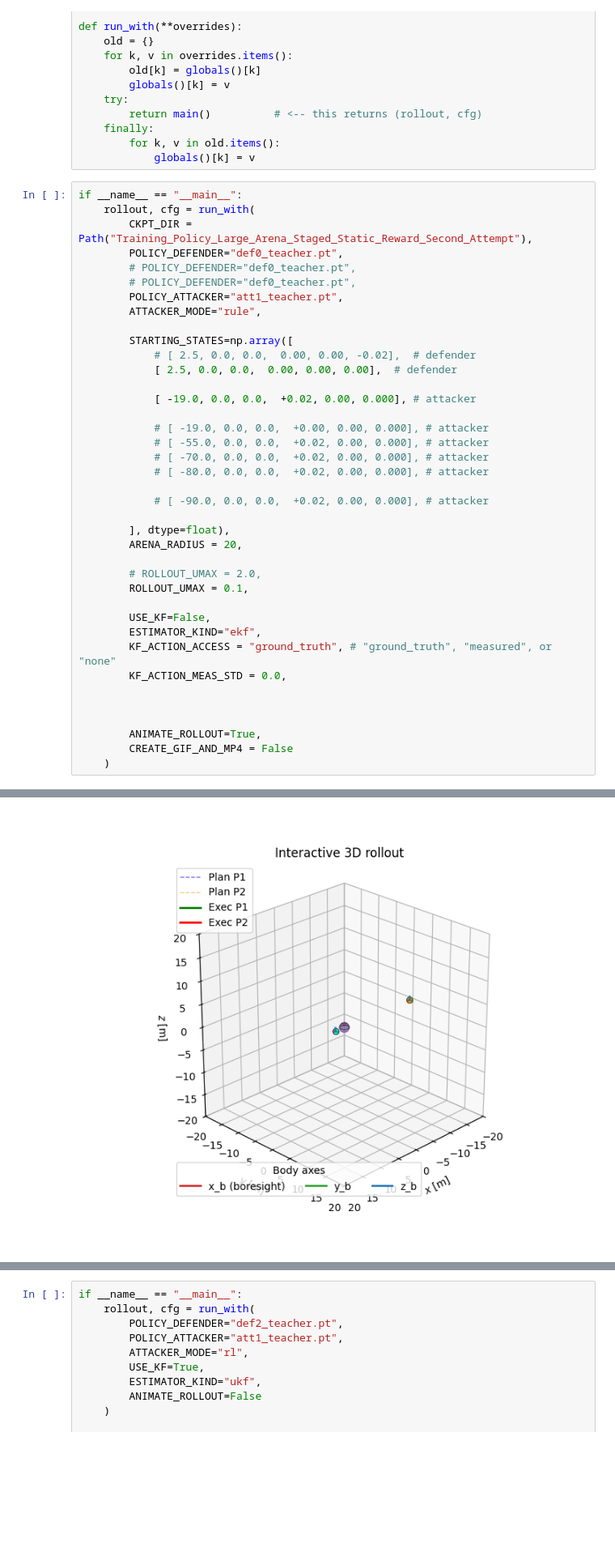
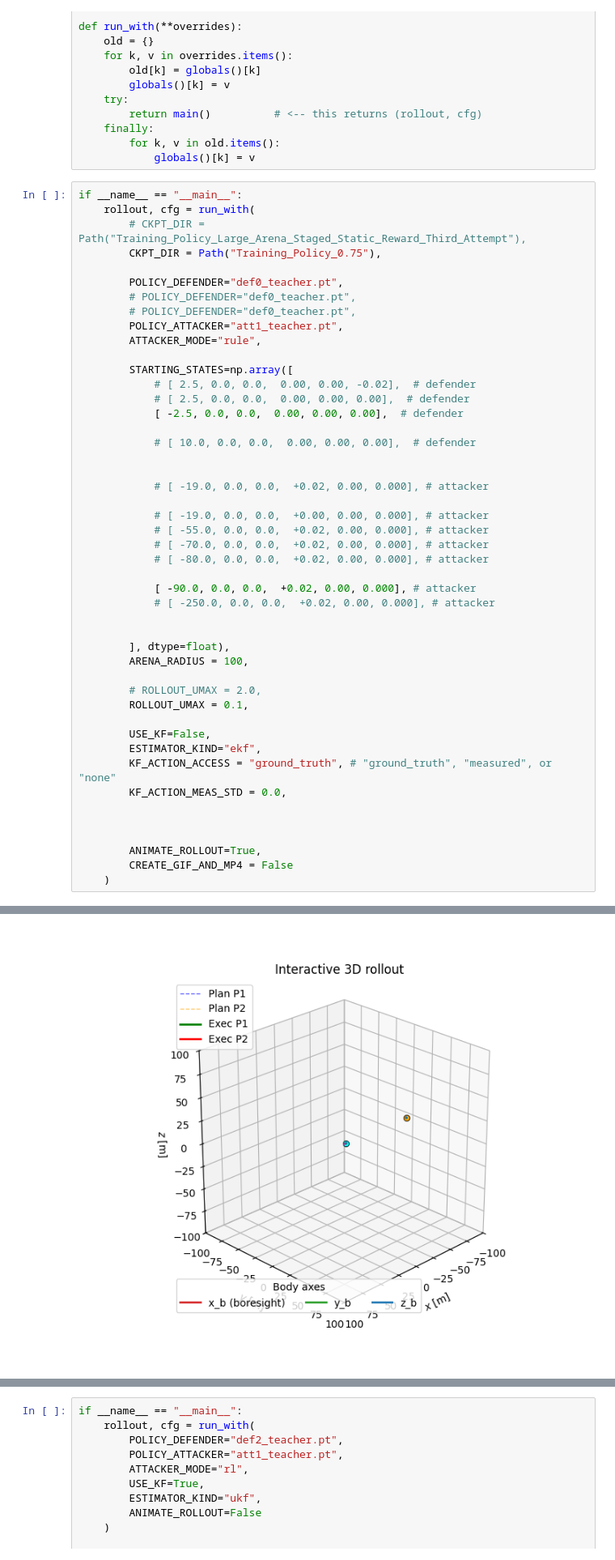
Before and after one commit to gussantaella1/PARL-PO, a Jupyter notebook: Z_TopLevel.ipynb, the cells around one changed output, grey strips where cells are left out. Shown at 81% size. Saved outputs shown, nothing was run; the diff lists cells and outputs as text; blank space fills up the shorter version.

Commit message:
Got larger arena idea working, albeit with non optimal trajectories.

```diff
--- a/Z_TopLevel.ipynb
+++ b/Z_TopLevel.ipynb
@@ -225,7 +225,9 @@ def run_with(**overrides):
 # %%
 if __name__ == "__main__":
     rollout, cfg = run_with(
-        CKPT_DIR = Path("Training_Policy_Large_Arena_Staged_Static_Reward_Second_Attempt"),
+        # CKPT_DIR = Path("Training_Policy_Large_Arena_Staged_Static_Reward_Third_Attempt"),
+        CKPT_DIR = Path("Training_Policy_0.75"),
+
         POLICY_DEFENDER="def0_teacher.pt",
         # POLICY_DEFENDER="def0_teacher.pt",
         # POLICY_DEFENDER="def0_teacher.pt",
@@ -234,19 +236,25 @@ if __name__ == "__main__":
 
         STARTING_STATES=np.array([
             # [ 2.5, 0.0, 0.0,  0.00, 0.00, -0.02],  # defender
-            [ 2.5, 0.0, 0.0,  0.00, 0.00, 0.00],  # defender
+            # [ 2.5, 0.0, 0.0,  0.00, 0.00, 0.00],  # defender
+            [ -2.5, 0.0, 0.0,  0.00, 0.00, 0.00],  # defender
 
-            [ -19.0, 0.0, 0.0,  +0.02, 0.00, 0.000], # attacker
+            # [ 10.0, 0.0, 0.0,  0.00, 0.00, 0.00],  # defender
+
+
+            # [ -19.0, 0.0, 0.0,  +0.02, 0.00, 0.000], # attacker
 
             # [ -19.0, 0.0, 0.0,  +0.00, 0.00, 0.000], # attacker
             # [ -55.0, 0.0, 0.0,  +0.02, 0.00, 0.000], # attacker
             # [ -70.0, 0.0, 0.0,  +0.02, 0.00, 0.000], # attacker
             # [ -80.0, 0.0, 0.0,  +0.02, 0.00, 0.000], # attacker
 
-            # [ -90.0, 0.0, 0.0,  +0.02, 0.00, 0.000], # attacker
+            [ -90.0, 0.0, 0.0,  +0.02, 0.00, 0.000], # attacker
+            # [ -250.0, 0.0, 0.0,  +0.02, 0.00, 0.000], # attacker
+
 
         ], dtype=float),
-        ARENA_RADIUS = 20,
+        ARENA_RADIUS = 100,
 
         # ROLLOUT_UMAX = 2.0,
         ROLLOUT_UMAX = 0.1,
@@ -271,4 +279,4 @@ VBox(children=(HBox(children=(Play(value=0, interval=50, max=144), IntSlider(val
-[figure, old version]
+[figure, new version]
 # %%
 plot_rollout_center_distance(rollout, cfg, title = "Distance to center vs time (Phase 1 RL Defender [Full] vs RL Based Attacker)")
 plot_rollout_relative_distance(rollout, cfg, title="Relative distance between agents over time")
```
Also changed, not shown: parts of 3 cells of this notebook, 15 other files.
